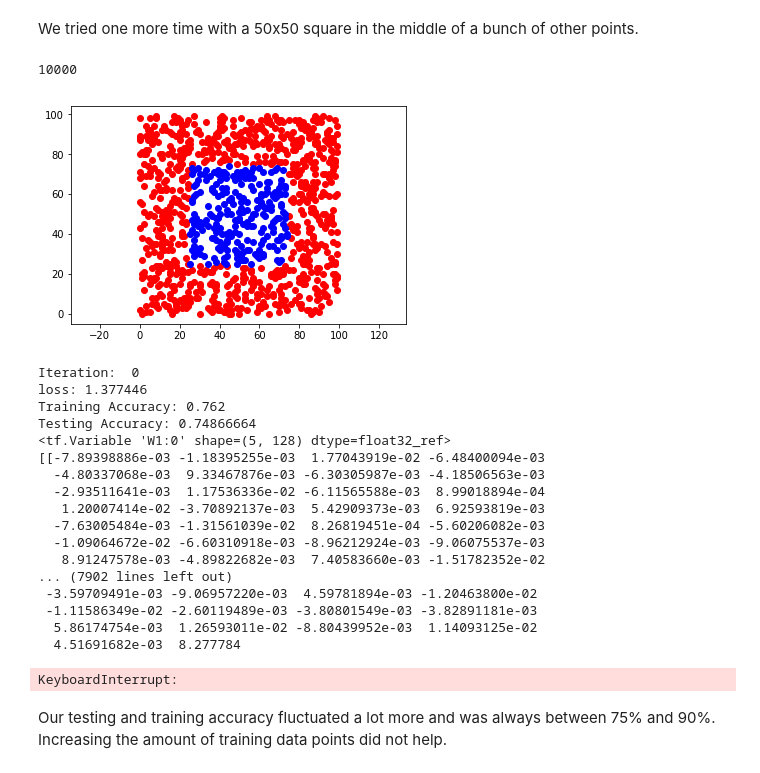
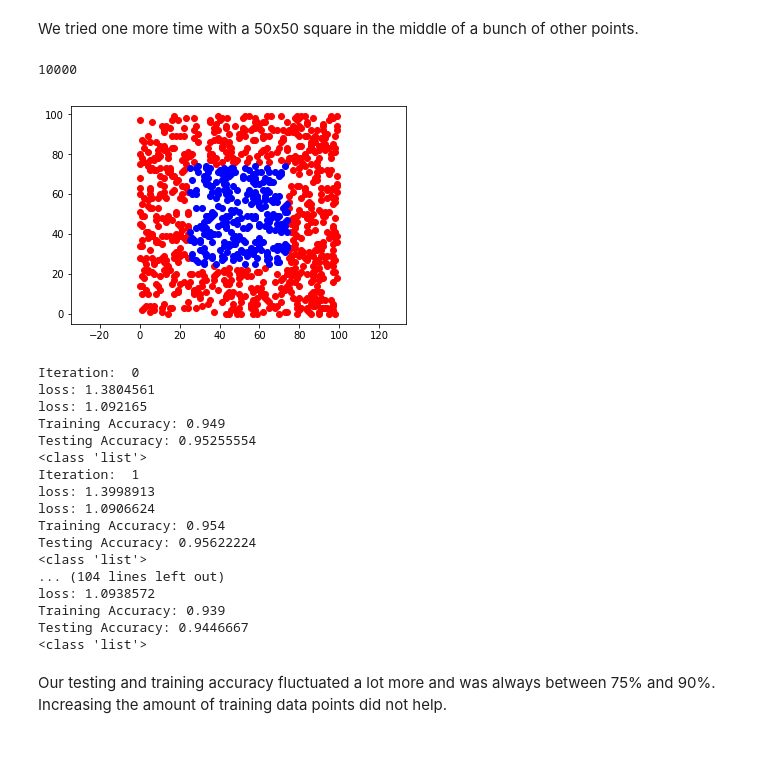
Before and after one commit to shudaniel/tensorflow_practice, a Jupyter notebook: Tensorflow practice.ipynb, the cells around one changed output. Cells and saved outputs as stored; diff of their text form; code cells hidden in the pictures.

```diff
--- a/Tensorflow practice.ipynb
+++ b/Tensorflow practice.ipynb
@@ -284,8 +294,9 @@ data_x, data_y, shape = extract_data('corner_color.txt', num_labels)
 train_x, train_y, test_x, test_y = create_training_and_testing_sets(data_x, data_y, shape, 9000)
 draw_image(train_x)
 
-for i in range(20):
+for i in range(1):
     print("Iteration: ", i )
-    x, y, init, train_op, loss, accuracy = build_model()
-    run(x, y, init, train_op, loss, accuracy, train_x, train_y, test_x, test_y )
+    x, y, init, train_op, loss, accuracy, prediction = build_model()
+    prediction = run(x, y, init, train_op, loss, accuracy, train_x, train_y, test_x, test_y, prediction )
+    draw_prediction(test_x, prediction)
 # %% [output]
@@ -309,0 +318,12 @@ Testing Accuracy: 0.93733335
+# %%
+data_x, data_y, shape = extract_data('corner_color.txt', num_labels)
+
+# Randomly take 9000 pixels to test on. The training set is only 1000
+train_x, train_y, test_x, test_y = create_training_and_testing_sets(data_x, data_y, shape, 9000)
+draw_image(data_x)
+
+for i in range(1):
+    print("Iteration: ", i )
+    x, y, init, train_op, loss, accuracy, prediction = build_model()
+    prediction = run(x, y, init, train_op, loss, accuracy, data_x, data_y, data_x, data_y, prediction )
+    draw_prediction(data_x, prediction)
@@ -316,8 +352,8 @@ draw_image(train_x)
 
 for i in range(20):
     print("Iteration: ", i )
-    x, y, init, train_op, loss, accuracy = build_model()
-    run(x, y, init, train_op, loss, accuracy, train_x, train_y, test_x, test_y )
+    x, y, init, train_op, loss, accuracy, prediction = build_model()
+    run(x, y, init, train_op, loss, accuracy, train_x, train_y, test_x, test_y, prediction )
 # %% [output]
 [figure]
 Iteration:  0
@@ -350,8 +386,8 @@ draw_image(train_x)
 
 for i in range(20):
     print("Iteration: ", i )
-    x, y, init, train_op, loss, accuracy = build_model()
-    run(x, y, init, train_op, loss, accuracy, train_x, train_y, test_x, test_y )
+    x, y, init, train_op, loss, accuracy, prediction = build_model()
+    run(x, y, init, train_op, loss, accuracy, train_x, train_y, test_x, test_y, prediction )
 # %% [output]
 800
 [figure]
@@ -377,35 +413,36 @@ We tried one more time with a 50x50 square in the middle of a bunch of other poi
 # %%
 data_x, data_y, shape = extract_data('block_in_middle.txt', num_labels)
 print(shape)
 # Randomly take 9000 pixels to test on. The training set is only 1000
 train_x, train_y, test_x, test_y = create_training_and_testing_sets(data_x, data_y, shape, 9000 )
 draw_image(train_x)
 
-for i in range(1):
+for i in range(20):
     print("Iteration: ", i )
-    x, y, init, train_op, loss, accuracy = build_model()
-    run(x, y, init, train_op, loss, accuracy, train_x, train_y, test_x, test_y )
+    x, y, init, train_op, loss, accuracy, prediction = build_model()
+    prediction = run(x, y, init, train_op, loss, accuracy, train_x, train_y, test_x, test_y, prediction )
+    print(type(prediction))
+    #draw_prediction(test_x, prediction)
 # %% [output]
 10000
-[figure, old version]
+[figure, new version]
 Iteration:  0
-loss: 1.377446
-Training Accuracy: 0.762
-Testing Accuracy: 0.74866664
-<tf.Variable 'W1:0' shape=(5, 128) dtype=float32_ref>
-[[-7.89398886e-03 -1.18395255e-03  1.77043919e-02 -6.48400094e-03
-  -4.80337068e-03  9.33467876e-03 -6.30305987e-03 -4.18506563e-03
-  -2.93511641e-03  1.17536336e-02 -6.11565588e-03  8.99018894e-04
-   1.20007414e-02 -3.70892137e-03  5.42909373e-03  6.92593819e-03
-  -7.63005484e-03 -1.31561039e-02  8.26819451e-04 -5.60206082e-03
-  -1.09064672e-02 -6.60310918e-03 -8.96212924e-03 -9.06075537e-03
-   8.91247578e-03 -4.89822682e-03  7.40583660e-03 -1.51782352e-02
-... (7902 lines left out)
- -3.59709491e-03 -9.06957220e-03  4.59781894e-03 -1.20463800e-02
- -1.11586349e-02 -2.60119489e-03 -3.80801549e-03 -3.82891181e-03
-  5.86174754e-03  1.26593011e-02 -8.80439952e-03  1.14093125e-02
-  4.51691682e-03  8.277784
+loss: 1.3804561
+loss: 1.092165
+Training Accuracy: 0.949
+Testing Accuracy: 0.95255554
+<class 'list'>
+Iteration:  1
+loss: 1.3998913
+loss: 1.0906624
+Training Accuracy: 0.954
+Testing Accuracy: 0.95622224
+<class 'list'>
+... (104 lines left out)
+loss: 1.0938572
+Training Accuracy: 0.939
+Testing Accuracy: 0.9446667
+<class 'list'>
-KeyboardInterrupt:
 # %% [markdown]
 Our testing and training accuracy fluctuated a lot more and was always between 75% and 90%. Increasing the amount of training data points did not help.
 # %%
```
Also changed, not shown: parts of 15 cells of this notebook, 1 other file.
